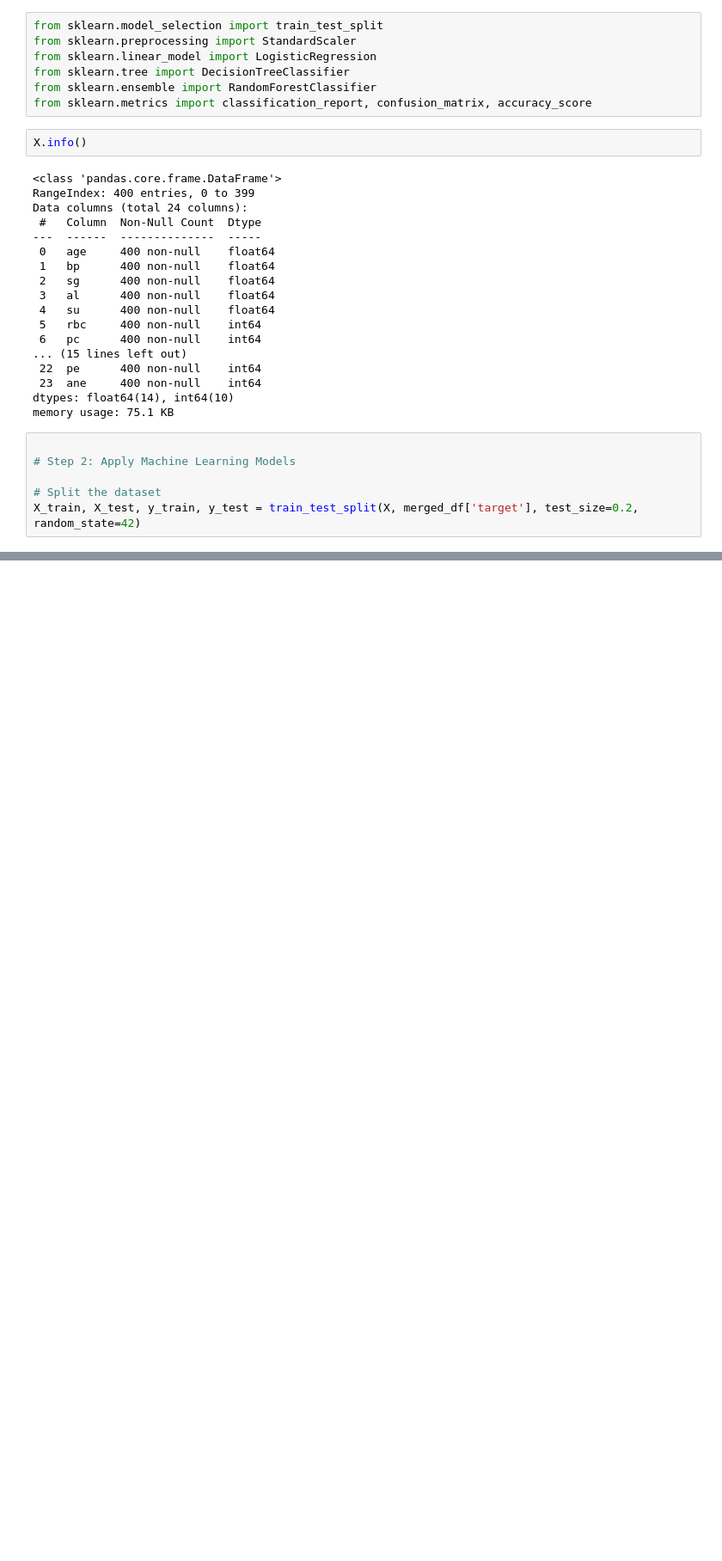
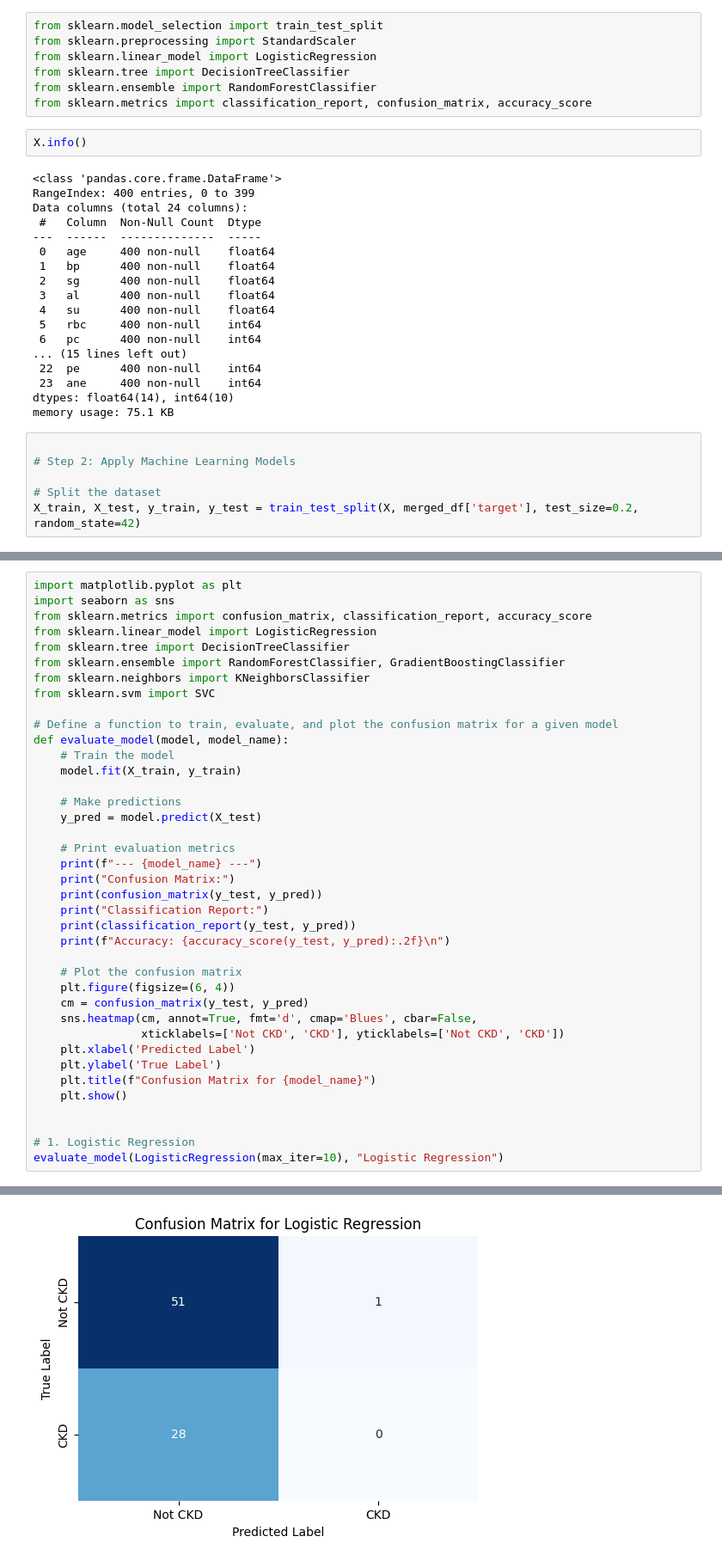
Before and after one commit to Sa22ahy/Project, a Jupyter notebook: CodeFile.ipynb, the cells around one changed output, grey strips where cells are left out. Shown at 86% size. Saved outputs shown, nothing was run; the diff lists cells and outputs as text; blank space fills up the shorter version.

Commit message:
ML Model implementation

```diff
--- a/CodeFile.ipynb
+++ b/CodeFile.ipynb
@@ -232,0 +235,40 @@ X_train, X_test, y_train, y_test = train_test_split(X, merged_df['target'], test
+# %%
+import matplotlib.pyplot as plt
+import seaborn as sns
+from sklearn.metrics import confusion_matrix, classification_report, accuracy_score
+from sklearn.linear_model import LogisticRegression
+from sklearn.tree import DecisionTreeClassifier
+from sklearn.ensemble import RandomForestClassifier, GradientBoostingClassifier
+from sklearn.neighbors import KNeighborsClassifier
+from sklearn.svm import SVC
+
+# Define a function to train, evaluate, and plot the confusion matrix for a given model
+def evaluate_model(model, model_name):
+    # Train the model
+    model.fit(X_train, y_train)
+
+    # Make predictions
+    y_pred = model.predict(X_test)
+
+    # Print evaluation metrics
+    print(f"--- {model_name} ---")
+    print("Confusion Matrix:")
+    print(confusion_matrix(y_test, y_pred))
+    print("Classification Report:")
+    print(classification_report(y_test, y_pred))
+    print(f"Accuracy: {accuracy_score(y_test, y_pred):.2f}\n")
+
+    # Plot the confusion matrix
+    plt.figure(figsize=(6, 4))
+    cm = confusion_matrix(y_test, y_pred)
+    sns.heatmap(cm, annot=True, fmt='d', cmap='Blues', cbar=False,
+                xticklabels=['Not CKD', 'CKD'], yticklabels=['Not CKD', 'CKD'])
+    plt.xlabel('Predicted Label')
+    plt.ylabel('True Label')
+    plt.title(f"Confusion Matrix for {model_name}")
+    plt.show()
+
+
+# 1. Logistic Regression
+evaluate_model(LogisticRegression(max_iter=10), "Logistic Regression")
+# %% [output]
@@ -232,0 +290 @@ X_train, X_test, y_train, y_test = train_test_split(X, merged_df['target'], test
+[figure, added]
```
Also changed, not shown: parts of 22 cells of this notebook.
